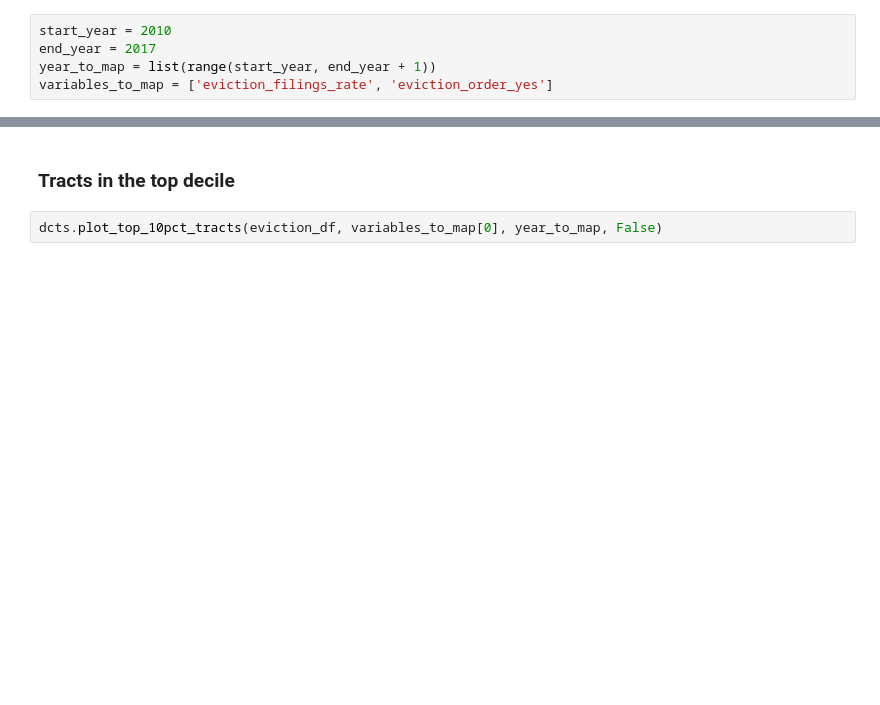
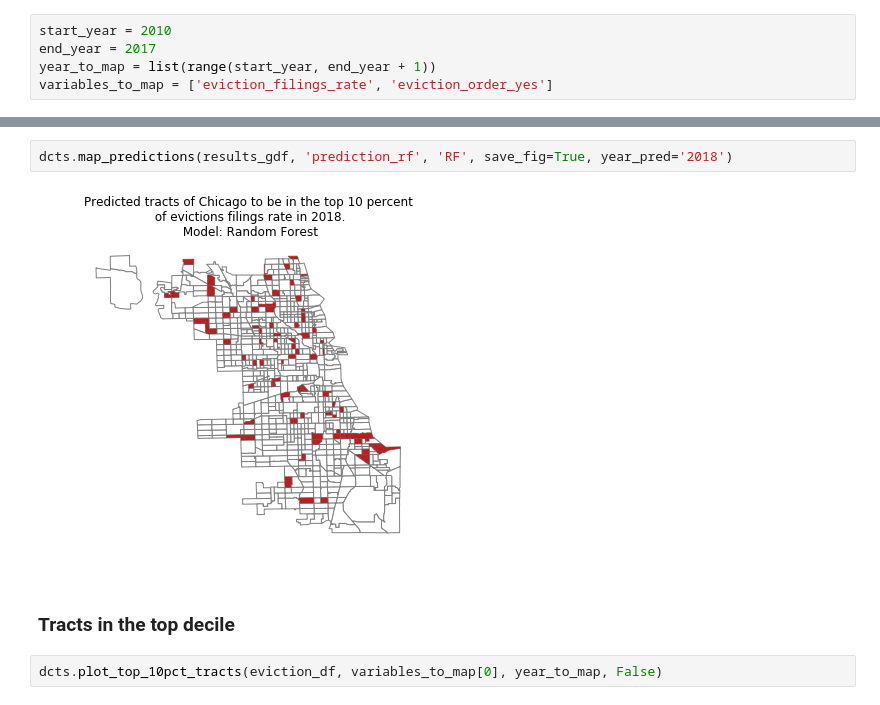
Before and after one commit to cariasmartelo/eviction-data-quality, a Jupyter notebook: scripts/graphs_v2.ipynb, the cells around one changed output, grey strips where cells are left out. Saved outputs shown, nothing was run; the diff lists cells and outputs as text; blank space fills up the shorter version.

```diff
--- a/scripts/graphs_v2.ipynb
+++ b/scripts/graphs_v2.ipynb
@@ -38,3 +39,7 @@ variables_to_map = ['eviction_filings_rate', 'eviction_order_yes']
+# %%
+dcts.map_predictions(results_gdf, 'prediction_rf', 'RF', save_fig=True, year_pred='2018')
+# %% [output]
+[figure, added]
 # %% [markdown]
 ### Tracts in the top decile
 # %%
```
Also changed, not shown: parts of 9 cells of this notebook, 3 other files.
